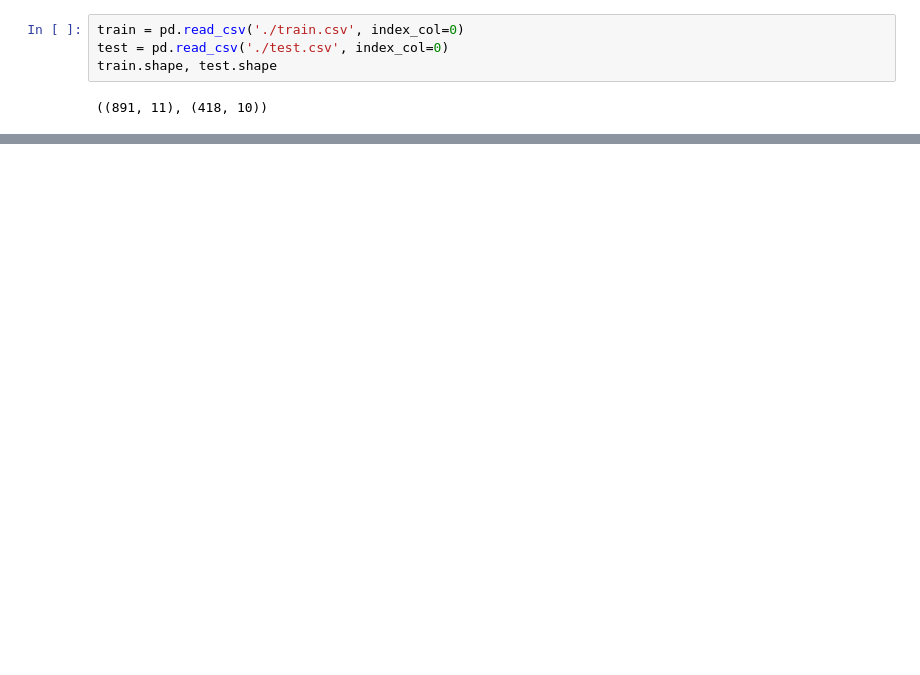
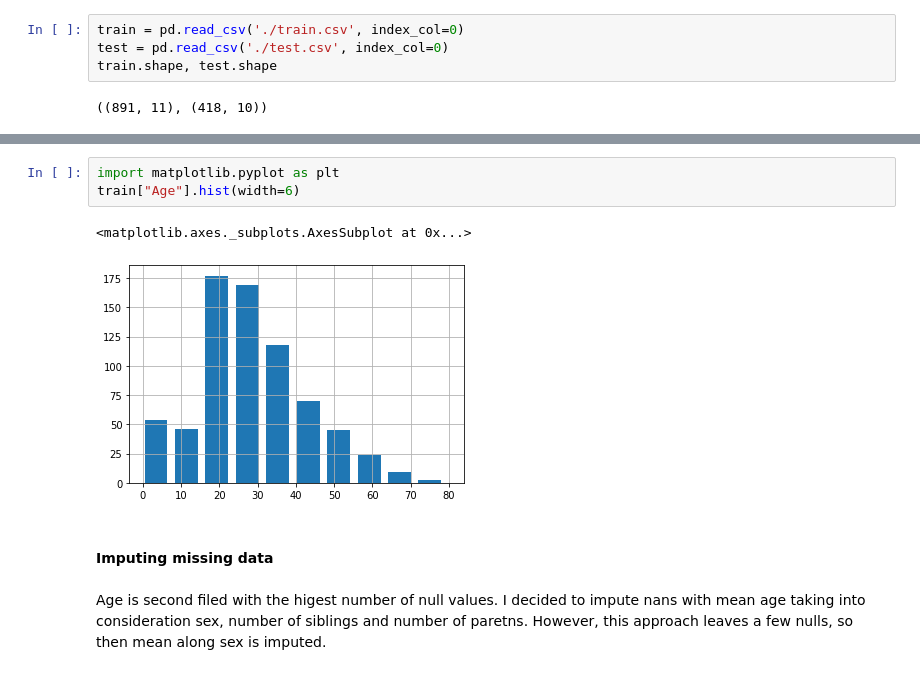
Before and after one commit to kwro/Classification-on-Titanic-dataset, a Jupyter notebook: Titanic Classification.ipynb, the cells around one changed output, grey strips where cells are left out. Saved outputs shown, nothing was run; the diff lists cells and outputs as text; blank space fills up the shorter version.

```diff
--- a/Titanic Classification.ipynb
+++ b/Titanic Classification.ipynb
@@ -76,0 +92,10 @@ dtype: int64
+# %%
+import matplotlib.pyplot as plt
+train["Age"].hist(width=6)
+# %% [output]
+<matplotlib.axes._subplots.AxesSubplot at 0x...>
+[figure, added]
+# %% [markdown]
+#### Imputing missing data
+# %% [markdown]
+Age is second filed with the higest number of null values. I decided to impute nans with mean age taking into consideration sex, number of siblings and number of paretns. However, this approach leaves a few nulls, so then mean along sex is imputed.
```
Also changed, not shown: parts of 42 cells of this notebook.
